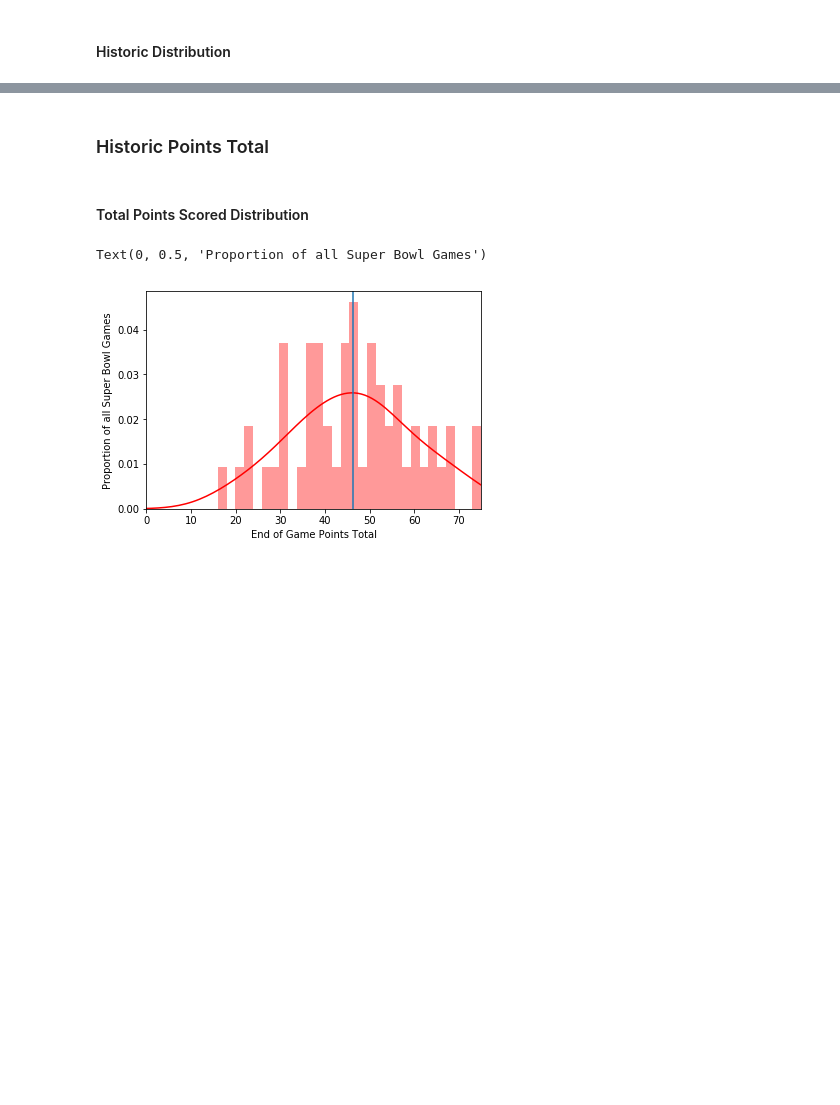
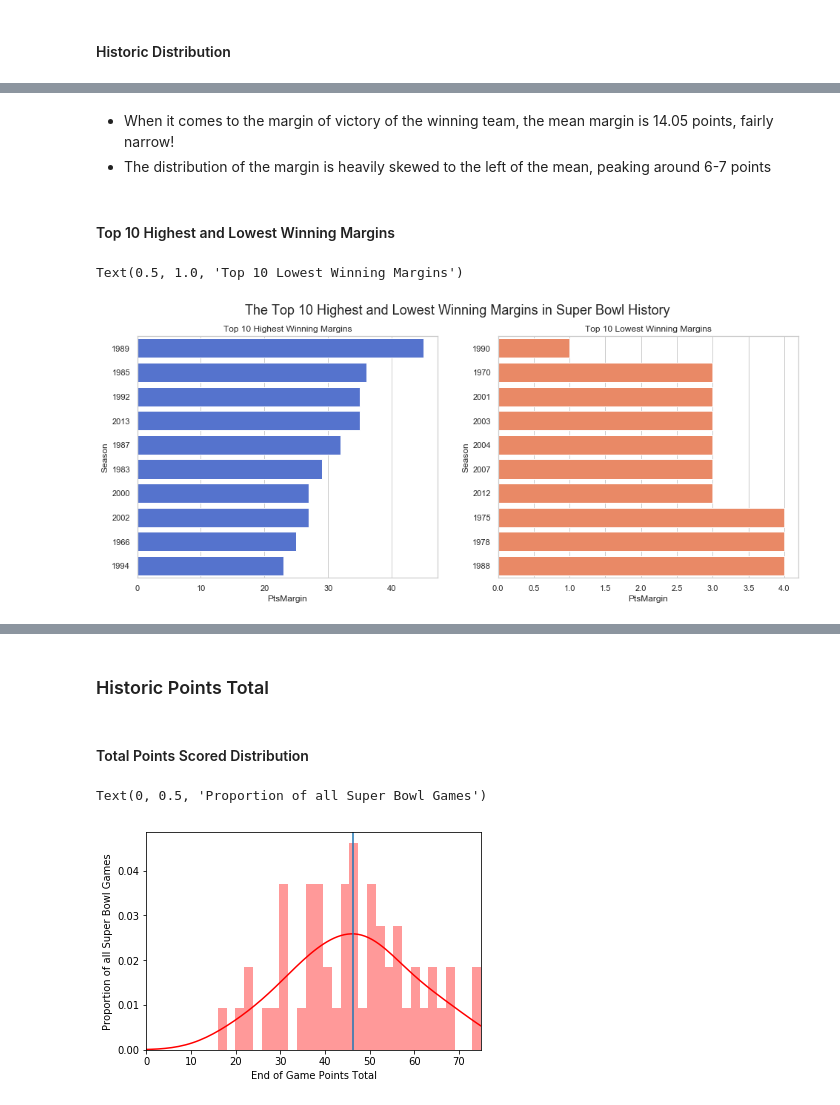
Before and after one commit to alessiomorteo/NFL, a Jupyter notebook: NFL_Match_Data_SuperBowl_History.ipynb, the cells around one changed output, grey strips where cells are left out. Cells and saved outputs as stored; diff of their text form; code cells hidden in the pictures; blank space fills up the shorter version.

```diff
--- a/NFL_Match_Data_SuperBowl_History.ipynb
+++ b/NFL_Match_Data_SuperBowl_History.ipynb
@@ -61,0 +68,18 @@ Text(0, 0.5, 'Proportion of all Super Bowl Games')
+# %% [markdown]
+* When it comes to the margin of victory of the winning team, the mean margin is 14.05 points, fairly narrow!
+* The distribution of the margin is heavily skewed to the left of the mean, peaking around 6-7 points
+# %% [markdown]
+#### Top 10 Highest and Lowest Winning Margins
+# %%
+sns.set_style("whitegrid")
+high_win_rank = sb_games[["Season", "Winner/tie", "Loser/tie", "PtsMargin"]].nlargest(n=10, columns=["PtsMargin"])
+low_win_rank = sb_games[["Season", "Winner/tie", "Loser/tie", "PtsMargin"]].nsmallest(n=10, columns=["PtsMargin"])
+fig, ax = plt.subplots(ncols=2, figsize=(16, 6))
+plt.suptitle("The Top 10 Highest and Lowest Winning Margins in Super Bowl History", fontsize=18)
+sns.barplot(data=high_win_rank, x="PtsMargin", y="Season", order=high_win_rank["Season"], color="royalblue", orient="h", ax=ax[0])
+sns.barplot(data=low_win_rank, x="PtsMargin", y="Season", order=low_win_rank["Season"], color="coral", orient="h", ax=ax[1])
+ax[0].set_title("Top 10 Highest Winning Margins")
+ax[1].set_title("Top 10 Lowest Winning Margins")
+# %% [output]
+Text(0.5, 1.0, 'Top 10 Lowest Winning Margins')
+[figure, added]
```
Also changed, not shown: parts of 32 cells of this notebook.
